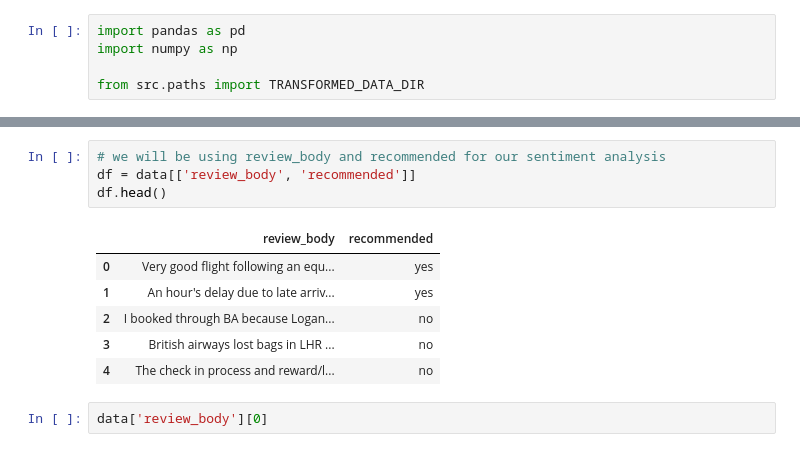
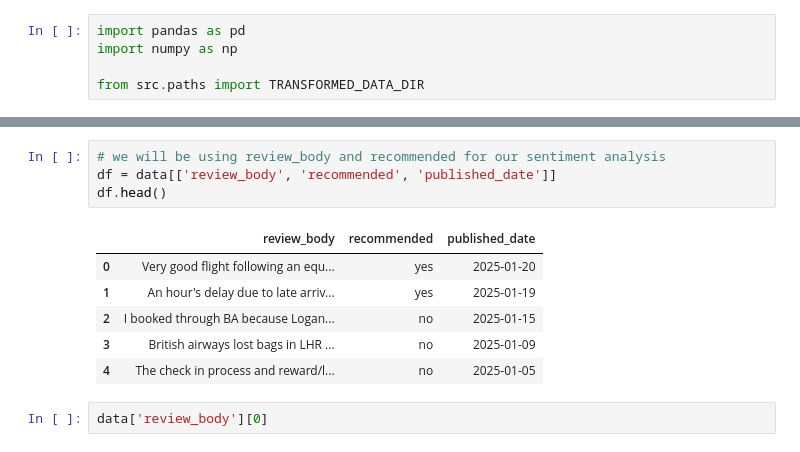
Before and after one commit to ryslipe/british_airlines, a Jupyter notebook: notebooks/02_transform_into_sentiment_analysis.ipynb, the cells around one changed output, grey strips where cells are left out. Saved outputs shown, nothing was run; the diff lists cells and outputs as text.

```diff
--- a/notebooks/02_transform_into_sentiment_analysis.ipynb
+++ b/notebooks/02_transform_into_sentiment_analysis.ipynb
@@ -21,15 +21,15 @@ data.head()
 | 4 | Trip Verified | The check in process and reward/l... | 2025-01-05 | 1.0 | A320 | Business | Economy Class | ... |
 # %%
 # we will be using review_body and recommended for our sentiment analysis
-df = data[['review_body', 'recommended']]
+df = data[['review_body', 'recommended', 'published_date']]
 df.head()
 # %% [output]
-|  | review_body | recommended |
-| 0 | Very good flight following an equ... | yes |
-| 1 | An hour's delay due to late arriv... | yes |
-| 2 | I booked through BA because Logan... | no |
-| 3 | British airways lost bags in LHR ... | no |
-| 4 | The check in process and reward/l... | no |
+|  | review_body | recommended | published_date |
+| 0 | Very good flight following an equ... | yes | 2025-01-20 |
+| 1 | An hour's delay due to late arriv... | yes | 2025-01-19 |
+| 2 | I booked through BA because Logan... | no | 2025-01-15 |
+| 3 | British airways lost bags in LHR ... | no | 2025-01-09 |
+| 4 | The check in process and reward/l... | no | 2025-01-05 |
 # %%
 data['review_body'][0]
 # %% [output]
```
Also changed, not shown: parts of 14 cells of this notebook, 1 other file.
